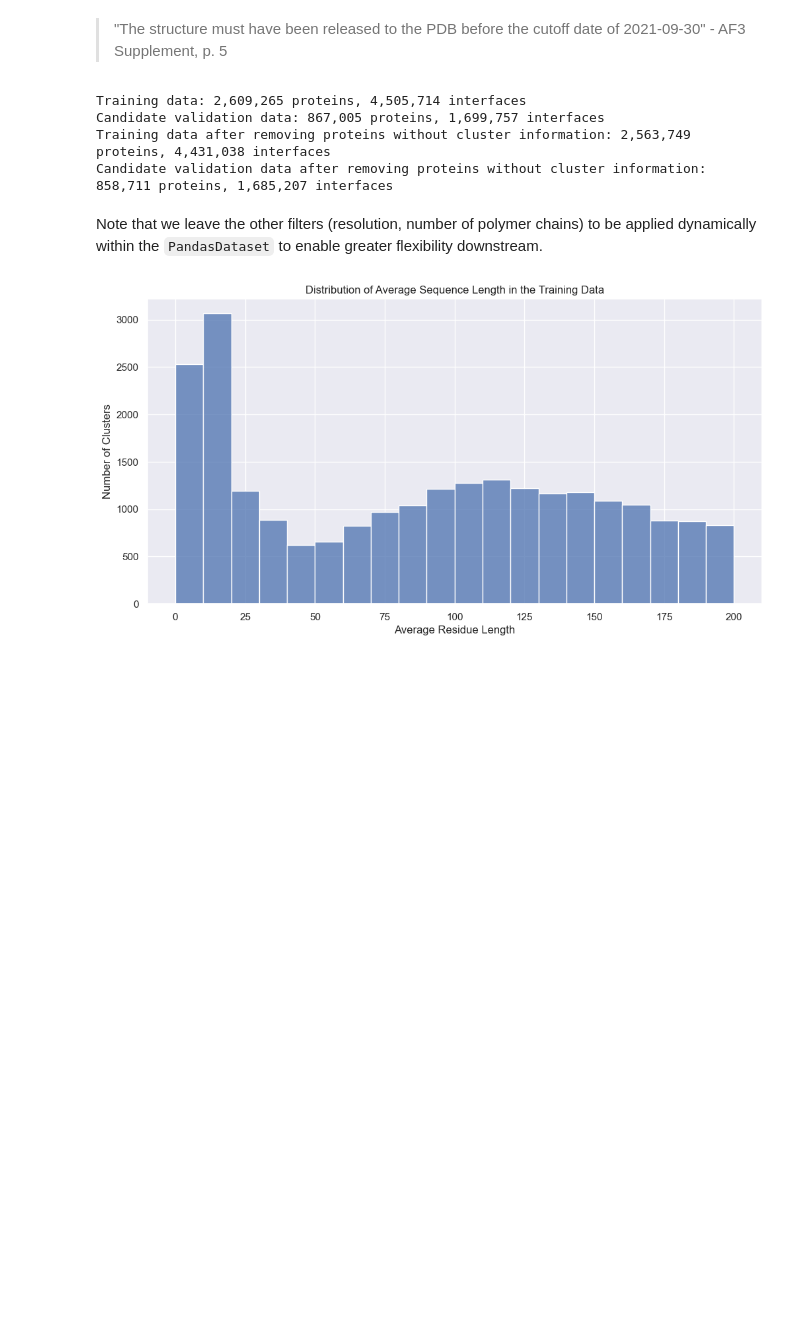
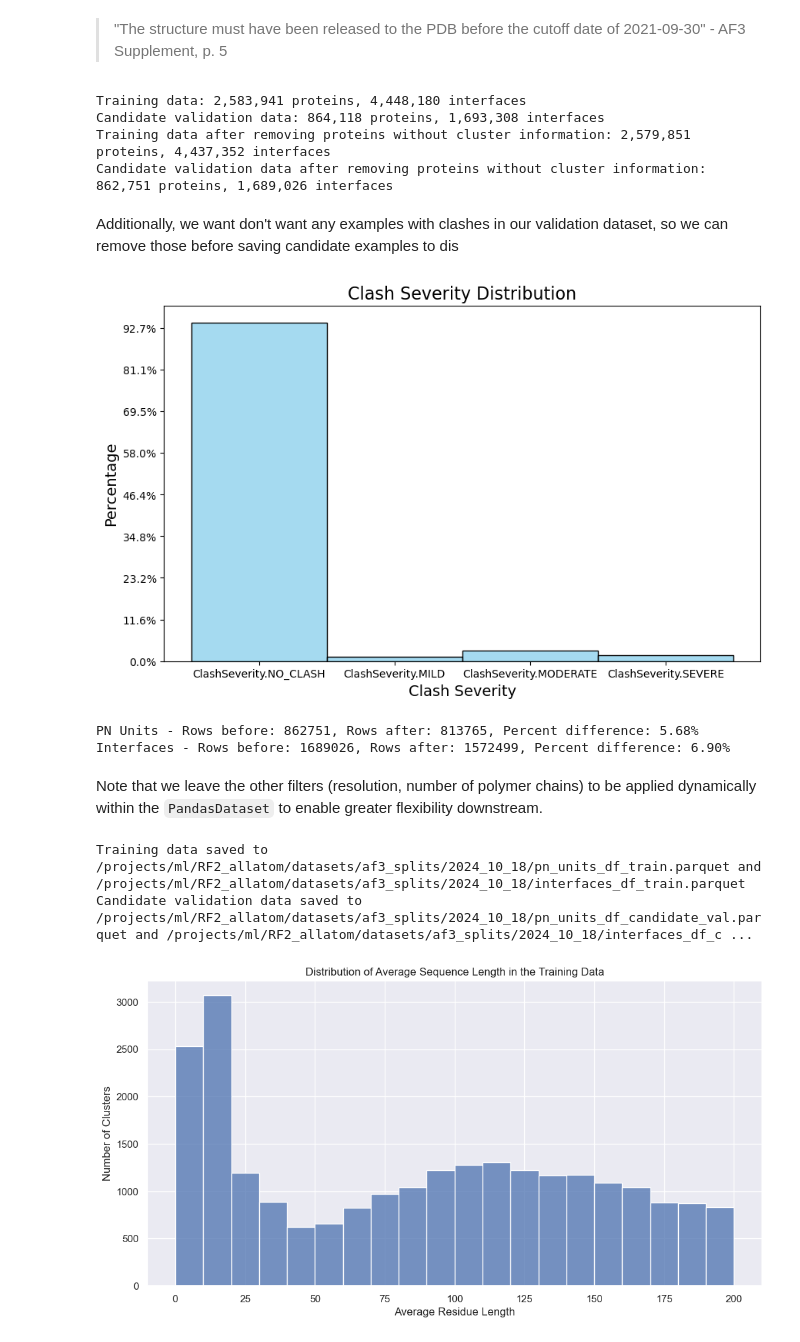
Before and after one commit to richardshuai/atomworks-caliby, a Jupyter notebook: datahub/scripts/preprocessing/splits/generate_af3_train_valid_splits.ipynb, the cells around one changed output. Drawn from its saved outputs; the diff is of its cells as text; code cells hidden in the pictures; blank space fills up the shorter version.

```diff
--- a/datahub/scripts/preprocessing/splits/generate_af3_train_valid_splits.ipynb
+++ b/datahub/scripts/preprocessing/splits/generate_af3_train_valid_splits.ipynb
@@ -48,12 +56,6 @@ Number of Interfaces after removing polymer chains with fewer than 4 resolved re
 > "The structure must have been released to the PDB before the cutoff date of 2021-09-30" - AF3 Supplement, p. 5
 # %%
 from pathlib import Path
-
-# ...define the training date cutoff
-# (This is the "release date", not the "deposition date", which can differ by up to a year)
-# From AF-3: "The structure must have been released to the PDB before the cutoff date of 2021-09-30"
-TRAIN_DATE_CUTOFF = pd.to_datetime("2021-09-30")
-OUT_DIR = "/projects/ml/RF2_allatom/datasets/af3_splits/2024_09_23"
 
 # ...create the output directory, if it does not exist
 Path(OUT_DIR).mkdir(parents=True, exist_ok=True)
@@ -83,10 +85,64 @@ print(
     f"Candidate validation data after removing proteins without cluster information: {len(pn_units_df_val):,} proteins, {len(interfaces_df_val):,} interfaces"
 )
 # %% [output]
-Training data: 2,609,265 proteins, 4,505,714 interfaces
-Candidate validation data: 867,005 proteins, 1,699,757 interfaces
-Training data after removing proteins without cluster information: 2,563,749 proteins, 4,431,038 interfaces
-Candidate validation data after removing proteins without cluster information: 858,711 proteins, 1,685,207 interfaces
+Training data: 2,583,941 proteins, 4,448,180 interfaces
+Candidate validation data: 864,118 proteins, 1,693,308 interfaces
+Training data after removing proteins without cluster information: 2,579,851 proteins, 4,437,352 interfaces
+Candidate validation data after removing proteins without cluster information: 862,751 proteins, 1,689,026 interfaces
+# %% [markdown]
+Additionally, we want don't want any examples with clashes in our validation dataset, so we can remove those before saving candidate examples to dis
+# %%
+# Plot the clash_severity column in pn_units_df_val
+import seaborn as sns
+import matplotlib.pyplot as plt
+
+# Assuming pn_units_df_val is your DataFrame and 'clash_severity' is the column you want to plot
+# Plot the histogram
+plt.figure(figsize=(10, 6))
+sns.histplot(pn_units_df_val["clash_severity"], bins=100, kde=False, color='skyblue')
+
+# Customize the plot
+plt.title("Clash Severity Distribution", fontsize=16)
+plt.xlabel("Clash Severity", fontsize=14)
+plt.ylabel("Percentage", fontsize=14)
+
+# Convert y-axis to percentage
+total = len(pn_units_df_val["clash_severity"])
+plt.gca().yaxis.set_major_formatter(plt.FuncFormatter(lambda y, _: f'{100 * y / total:.1f}%'))
+
+# Show the plot
+plt.show()
+# %% [output]
+[figure, added]
+# %%
+from datahub.preprocessing.constants import ClashSeverity
+
+# Store the initial number of rows
+initial_pn_units_count = len(pn_units_df_val)
+initial_interfaces_count = len(interfaces_df_val)
+
+# Filter to only ClashSeverity.NO_CLASH
+pn_units_df_val = pn_units_df_val[pn_units_df_val["clash_severity"] == str(ClashSeverity.NO_CLASH)]
+interfaces_df_val = interfaces_df_val[interfaces_df_val["clash_severity"] == str(ClashSeverity.NO_CLASH)]
+
+# Store the number of rows after filtering
+final_pn_units_count = len(pn_units_df_val)
+final_interfaces_count = len(interfaces_df_val)
+
+# Calculate the percent difference
+pn_units_percent_difference = ((initial_pn_units_count - final_pn_units_count) / initial_pn_units_count) * 100
+interfaces_percent_difference = ((initial_interfaces_count - final_interfaces_count) / initial_interfaces_count) * 100
+
+# Print the results
+print(f"PN Units - Rows before: {initial_pn_units_count}, Rows after: {final_pn_units_count}, Percent difference: {pn_units_percent_difference:.2f}%")
+print(f"Interfaces - Rows before: {initial_interfaces_count}, Rows after: {final_interfaces_count}, Percent difference: {interfaces_percent_difference:.2f}%")
+
+# Assert that the value_counts have only one value (no clashes)
+assert len(pn_units_df_val["clash_severity"].value_counts()) == 1
+assert len(interfaces_df_val["clash_severity"].value_counts()) == 1
+# %% [output]
+PN Units - Rows before: 862751, Rows after: 813765, Percent difference: 5.68%
+Interfaces - Rows before: 1689026, Rows after: 1572499, Percent difference: 6.90%
 # %% [markdown]
 Note that we leave the other filters (resolution, number of polymer chains) to be applied dynamically within the `PandasDataset` to enable greater flexibility downstream.
 # %%
@@ -98,6 +154,12 @@ interfaces_df_train.to_parquet(f"{OUT_DIR}/interfaces_df_train.parquet")
 # (The "candidate" validation dataframes are all examples that were not included in the training dataframes and are thus candidates for validation)
 pn_units_df_val.to_parquet(f"{OUT_DIR}/pn_units_df_candidate_val.parquet")
 interfaces_df_val.to_parquet(f"{OUT_DIR}/interfaces_df_candidate_val.parquet")
+
+print(f"Training data saved to {OUT_DIR}/pn_units_df_train.parquet and {OUT_DIR}/interfaces_df_train.parquet")
+print(f"Candidate validation data saved to {OUT_DIR}/pn_units_df_candidate_val.parquet and {OUT_DIR}/interfaces_df_candidate_val.parquet")
+# %% [output]
+Training data saved to /projects/ml/RF2_allatom/datasets/af3_splits/2024_10_18/pn_units_df_train.parquet and /projects/ml/RF2_allatom/datasets/af3_splits/2024_10_18/interfaces_df_train.parquet
+Candidate validation data saved to /projects/ml/RF2_allatom/datasets/af3_splits/2024_10_18/pn_units_df_candidate_val.parquet and /projects/ml/RF2_allatom/datasets/af3_splits/2024_10_18/interfaces_df_c ...
 # %%
 import seaborn as sns
 import matplotlib.pyplot as plt
```
Also changed, not shown: parts of 30 cells of this notebook, 1 other file.
